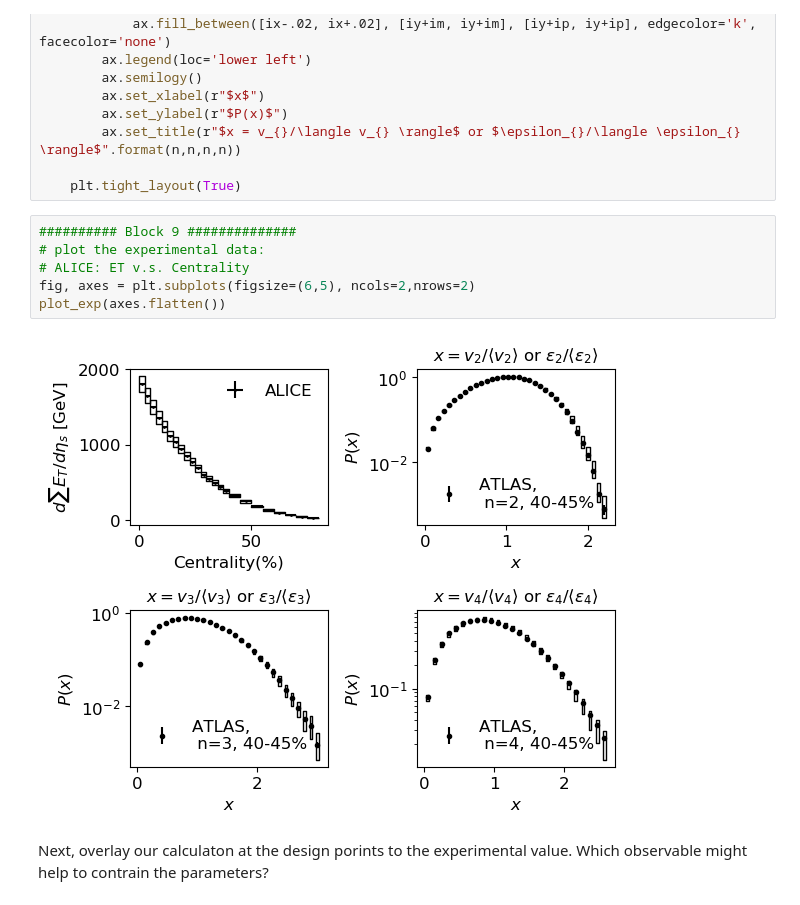
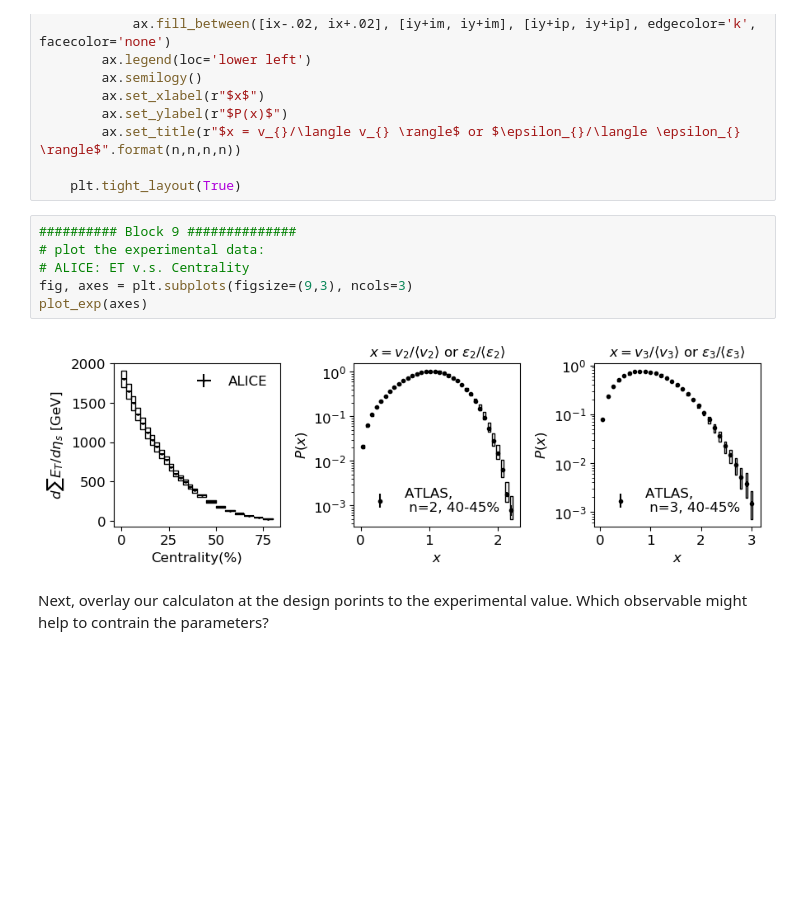
Before and after one commit to keweiyao/JETSCAPE2020-TRENTO-BAYES, a Jupyter notebook: trento-bayes.ipynb, the cells around one changed output. Cells and saved outputs as stored; diff of their text form; blank space fills up the shorter version.

```diff
--- a/trento-bayes.ipynb
+++ b/trento-bayes.ipynb
@@ -354,11 +354,11 @@ def plot_exp(axes):
 # %%
 ########## Block 9 ##############
 # plot the experimental data:
 # ALICE: ET v.s. Centrality
-fig, axes = plt.subplots(figsize=(6,5), ncols=2,nrows=2)
-plot_exp(axes.flatten())
+fig, axes = plt.subplots(figsize=(9,3), ncols=3)
+plot_exp(axes)
 # %% [output]
-[figure, old version]
+[figure, new version]
 # %% [markdown]
 Next, overlay our calculaton at the design porints to the experimental value. Which observable might help to contrain the parameters?
 # %%
```
Also changed, not shown: parts of 15 cells of this notebook.
